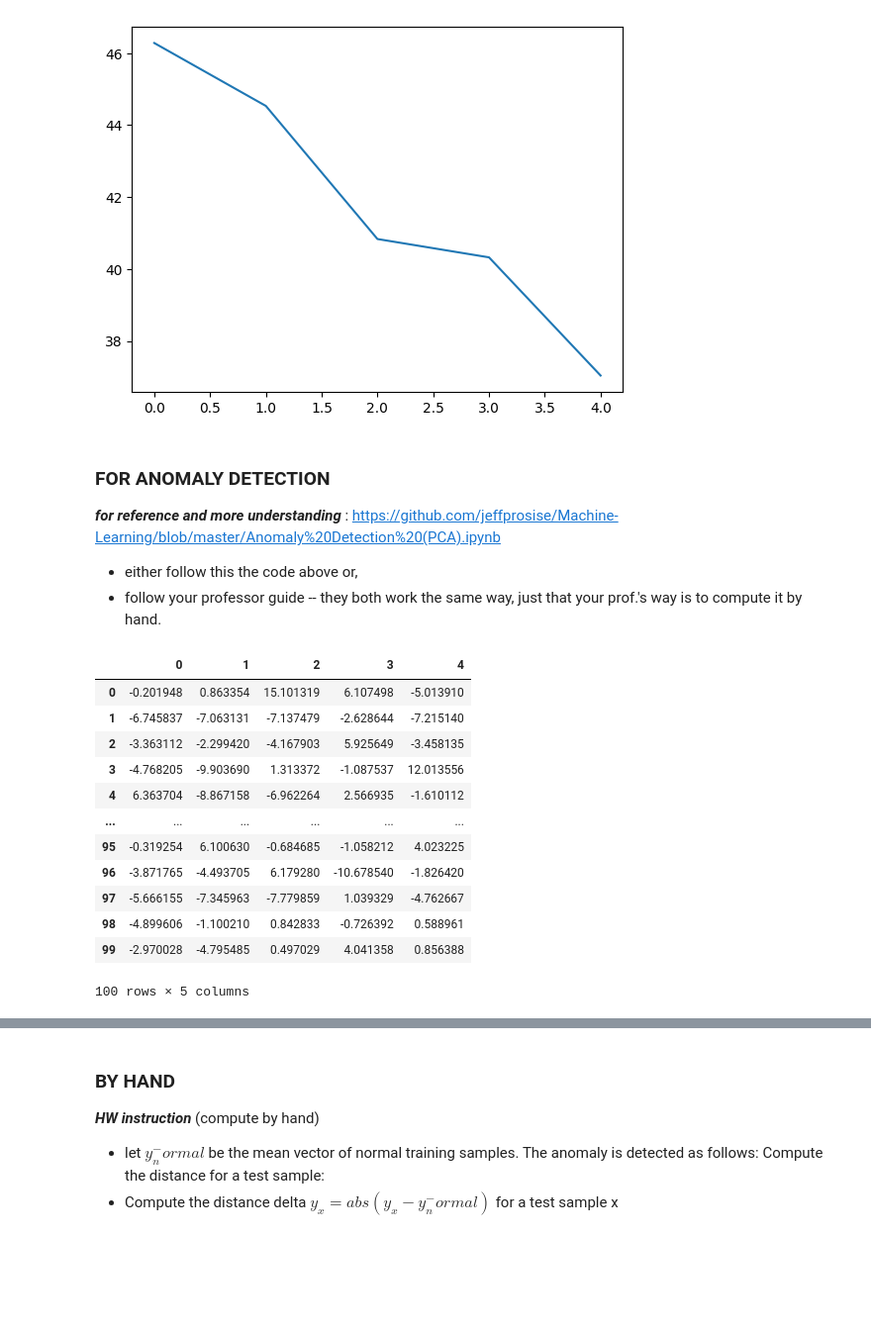
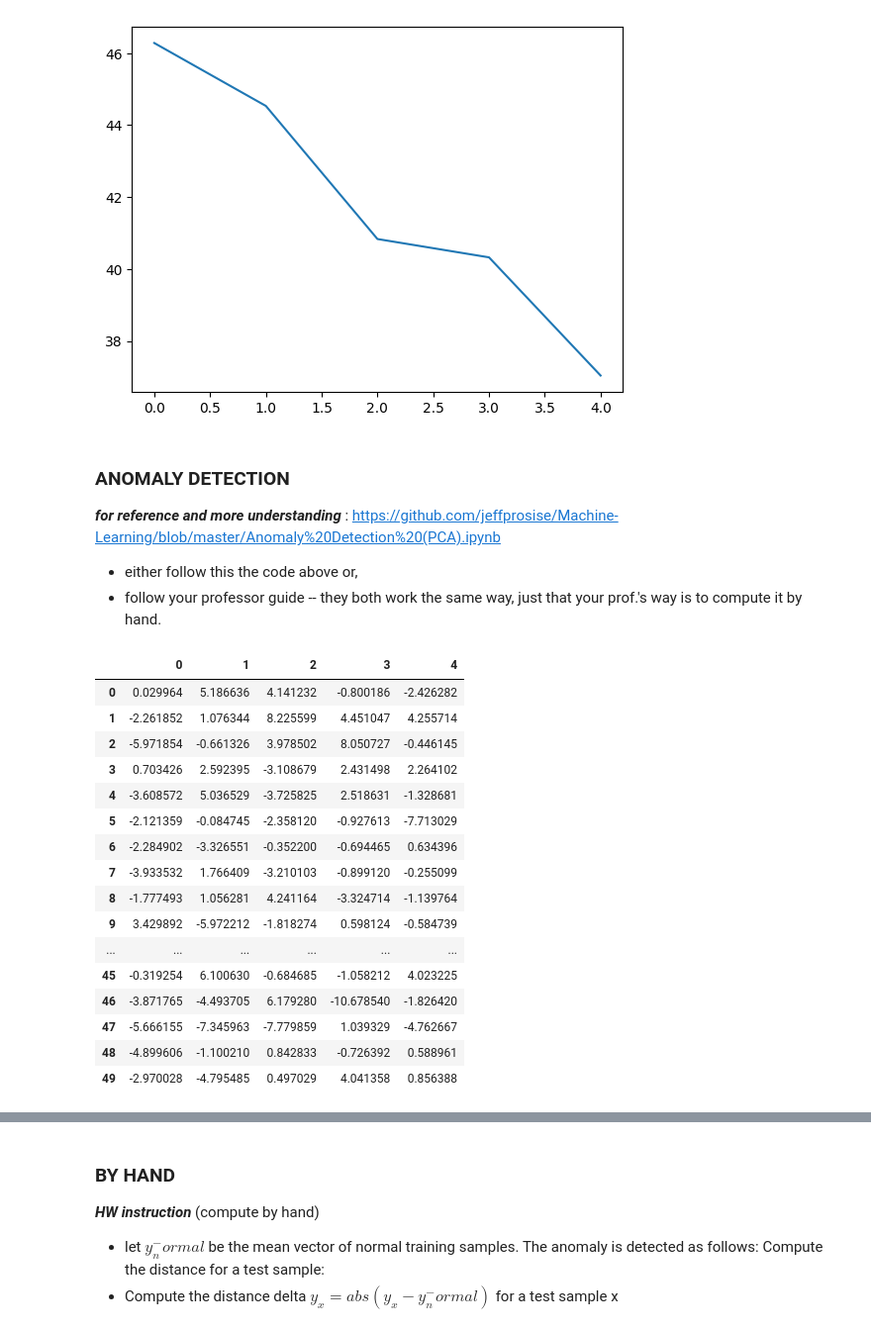
Before and after one commit to gdayjilljiw/ice-pca-hw, a Jupyter notebook: pca-and-ica.ipynb, the cells around one changed output, grey strips where cells are left out. Shown at 99% size. Drawn from its saved outputs; the diff is of its cells as text; code cells hidden in the pictures; blank space fills up the shorter version.

```diff
--- a/pca-and-ica.ipynb
+++ b/pca-and-ica.ipynb
@@ -192,6 +192,6 @@ print(train_normal.shape, test.shape)
 # %% [output]
 (50, 60) (50, 60)
 # %%
-pca_2 = PCA(n_components=5, random_state=42)
-pca_train = pca_2.fit_transform(train_normal)
+pca = PCA(n_components=5, random_state=42)
+pca_train = pca.fit_transform(train_normal)
 # %%
@@ -231,29 +224,33 @@ it is noticable that the first few components have the high variance which means
 '\nit is noticable that the first few components have the high variance which means they carry info about our dataset -- this is to comfirm how PCA work.\n'
 [figure]
 # %% [markdown]
-### FOR ANOMALY DETECTION
+### ANOMALY DETECTION
 ***for reference and more understanding*** : https://github.com/jeffprosise/Machine-Learning/blob/master/Anomaly%20Detection%20(PCA).ipynb
 - either follow this the code above or,
 - follow your professor guide -- they both work the same way, just that your prof.'s way is to compute it by hand.
 # %%
-pca_test = pd.DataFrame(pca_2.transform(test))
+pca_test = pd.DataFrame(pca.transform(test))
 pca_train = pd.DataFrame(pca_train)
 pca_df = pd.concat([pca_train, pca_test]).reset_index().drop(columns={'index'})
-pca_df_reconstructed = pca_2.inverse_transform(pca_df)
+pca_df_reconstructed = pca.inverse_transform(pca_df)
 pca_df_reconstructed
-pca_df
+pca_test
 # %% [output]
 |  | 0 | 1 | 2 | 3 | 4 |
-| 0 | -0.201948 | 0.863354 | 15.101319 | 6.107498 | -5.013910 |
-| 1 | -6.745837 | -7.063131 | -7.137479 | -2.628644 | -7.215140 |
-| 2 | -3.363112 | -2.299420 | -4.167903 | 5.925649 | -3.458135 |
-| 3 | -4.768205 | -9.903690 | 1.313372 | -1.087537 | 12.013556 |
-| 4 | 6.363704 | -8.867158 | -6.962264 | 2.566935 | -1.610112 |
+| 0 | 0.029964 | 5.186636 | 4.141232 | -0.800186 | -2.426282 |
+| 1 | -2.261852 | 1.076344 | 8.225599 | 4.451047 | 4.255714 |
+| 2 | -5.971854 | -0.661326 | 3.978502 | 8.050727 | -0.446145 |
+| 3 | 0.703426 | 2.592395 | -3.108679 | 2.431498 | 2.264102 |
+| 4 | -3.608572 | 5.036529 | -3.725825 | 2.518631 | -1.328681 |
+| 5 | -2.121359 | -0.084745 | -2.358120 | -0.927613 | -7.713029 |
+| 6 | -2.284902 | -3.326551 | -0.352200 | -0.694465 | 0.634396 |
+| 7 | -3.933532 | 1.766409 | -3.210103 | -0.899120 | -0.255099 |
+| 8 | -1.777493 | 1.056281 | 4.241164 | -3.324714 | -1.139764 |
+| 9 | 3.429892 | -5.972212 | -1.818274 | 0.598124 | -0.584739 |
 | ... | ... | ... | ... | ... | ... |
-| 95 | -0.319254 | 6.100630 | -0.684685 | -1.058212 | 4.023225 |
-| 96 | -3.871765 | -4.493705 | 6.179280 | -10.678540 | -1.826420 |
-| 97 | -5.666155 | -7.345963 | -7.779859 | 1.039329 | -4.762667 |
-| 98 | -4.899606 | -1.100210 | 0.842833 | -0.726392 | 0.588961 |
-| 99 | -2.970028 | -4.795485 | 0.497029 | 4.041358 | 0.856388 |
+| 45 | -0.319254 | 6.100630 | -0.684685 | -1.058212 | 4.023225 |
+| 46 | -3.871765 | -4.493705 | 6.179280 | -10.678540 | -1.826420 |
+| 47 | -5.666155 | -7.345963 | -7.779859 | 1.039329 | -4.762667 |
+| 48 | -4.899606 | -1.100210 | 0.842833 | -0.726392 | 0.588961 |
+| 49 | -2.970028 | -4.795485 | 0.497029 | 4.041358 | 0.856388 |
-100 rows × 5 columns
 # %%
```
Also changed, not shown: parts of 12 cells of this notebook.
